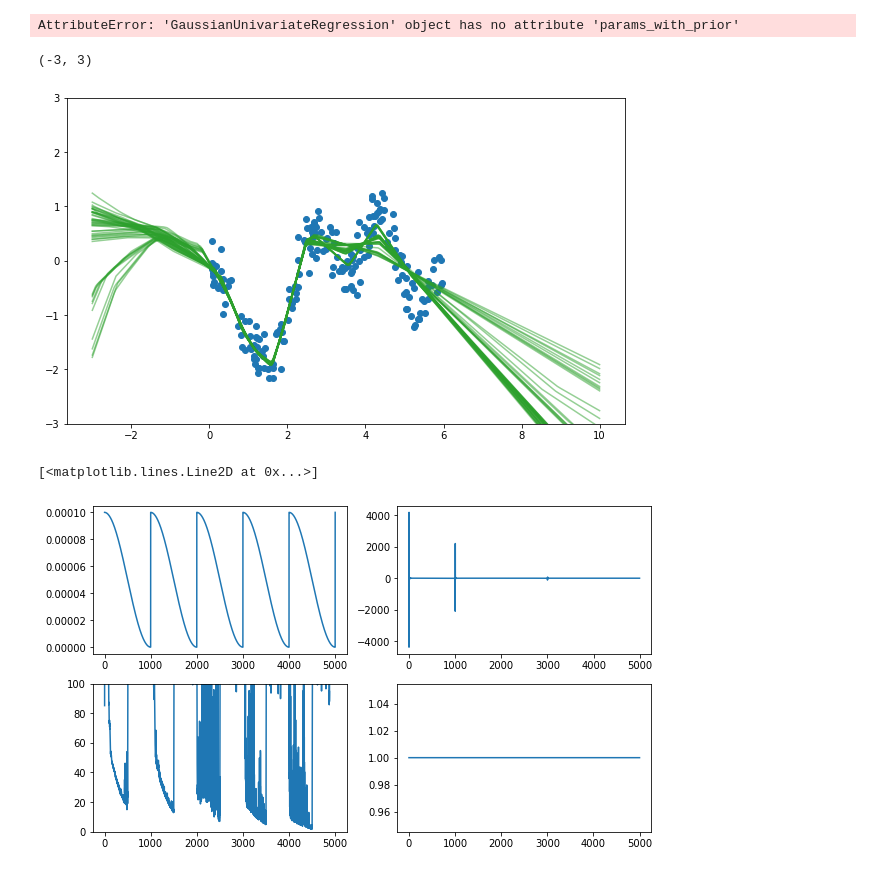
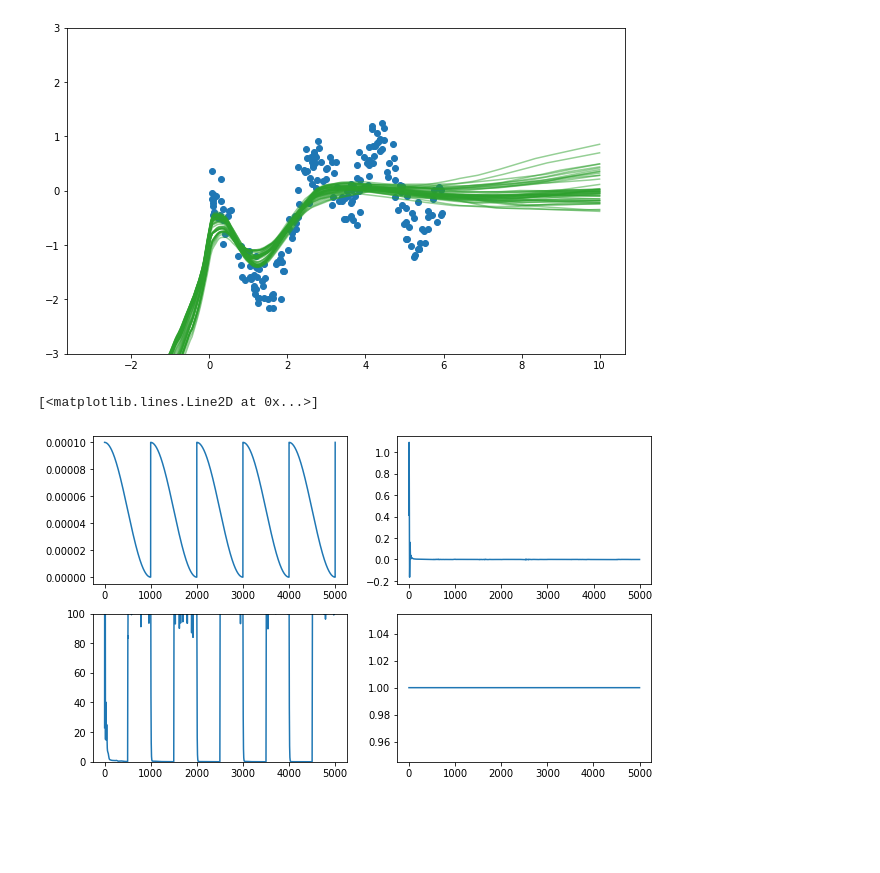
Before and after one commit to ratschlab/bnn_priors, a Jupyter notebook: experiments/1.1_SGLD_test.ipynb, the cells around one changed output. Saved outputs shown, nothing was run; the diff lists cells and outputs as text; code cells hidden in the pictures; blank space fills up the shorter version.

```diff
--- a/experiments/1.1_SGLD_test.ipynb
+++ b/experiments/1.1_SGLD_test.ipynb
@@ -15,9 +15,8 @@ from bnn_priors import prior
 # %%
 data = np.load("../data/snelson.npz")
 
-x_train = torch.from_numpy(data['x_train']).unsqueeze(1).to(dtype=torch.get_default_dtype())
-if torch.cuda.is_available():
-    x_train = x_train.cuda()
+device = ('cuda' if torch.cuda.is_available() else 'cpu')
+x_train = torch.from_numpy(data['x_train']).unsqueeze(1).to(device=device, dtype=torch.get_default_dtype())
 y_train = torch.from_numpy(data['y_train']).unsqueeze(1).to(x_train)
 
 x_test = torch.from_numpy(data['x_test']).unsqueeze(1).to(x_train)
@@ -29,11 +28,6 @@ cycles = 5
 temperature = 1.0
 momentum = 0.9
 
-# prior = prior.Normal(loc=0., scale=1.)
-# prior = priors.laplace_prior(loc=0., scale=1.)
-# prior = priors.cauchy_prior(loc=0., scale=1.)
-# prior = priors.uniform_prior(low=-1.0, high=1.0)
-# prior = priors.student_t_prior(df=2., loc=0., scale=1.)
 
 model = DenseNet(x_train, y_train, 128, noise_std=0.5)
 model.to(x_train)
@@ -46,8 +40,6 @@ sgld = SGLDRunner(model=model, num_samples=N_steps, warmup_steps=warmup, learnin
 sgld.run(x=x_train, y=y_train, progressbar=True)
 
 samples = sgld.get_samples()
-# %% [output]
-AttributeError: 'GaussianUnivariateRegression' object has no attribute 'params_with_prior'
 # %%
 _, ax = plt.subplots(1, 1, figsize=(10, 6))
 for i in range(cycles*N_steps):
@@ -56,20 +48,19 @@ for i in range(cycles*N_steps):
     with torch.no_grad():
         ax.plot(x_test.cpu(), model(x_test).loc.cpu(), color="C2", alpha=0.5)
 ax.scatter(x_train.cpu(), y_train.cpu())
-ax.set_ylim(-3, 3)
+ax.set_ylim(-3, 3);
 # %% [output]
-(-3, 3)
-[figure, old version]
+[figure, new version]
 # %%
 _, axes = plt.subplots(2, 2, figsize=(10, 6))
 axes[0, 0].plot(sgld.metrics["lr"])
 axes[0, 1].plot(sgld.metrics["log_prob_accept"])
 
 ax = axes[1, 0]
-ax.plot(sgld.metrics["est_temperature/lin1.weight"])
+ax.plot(sgld.metrics["est_temperature/latent_fn.0.weight_prior"])
 ax.set_ylim(0, 100)
 
-axes[1, 1].plot(sgld.metrics["preconditioner/lin1.weight"])
+axes[1, 1].plot(sgld.metrics["preconditioner/latent_fn.0.weight_prior"])
 # %% [output]
 [<matplotlib.lines.Line2D at 0x...>]
-[figure, old version]
+[figure, new version]
```
Also changed, not shown: 1 other file.
